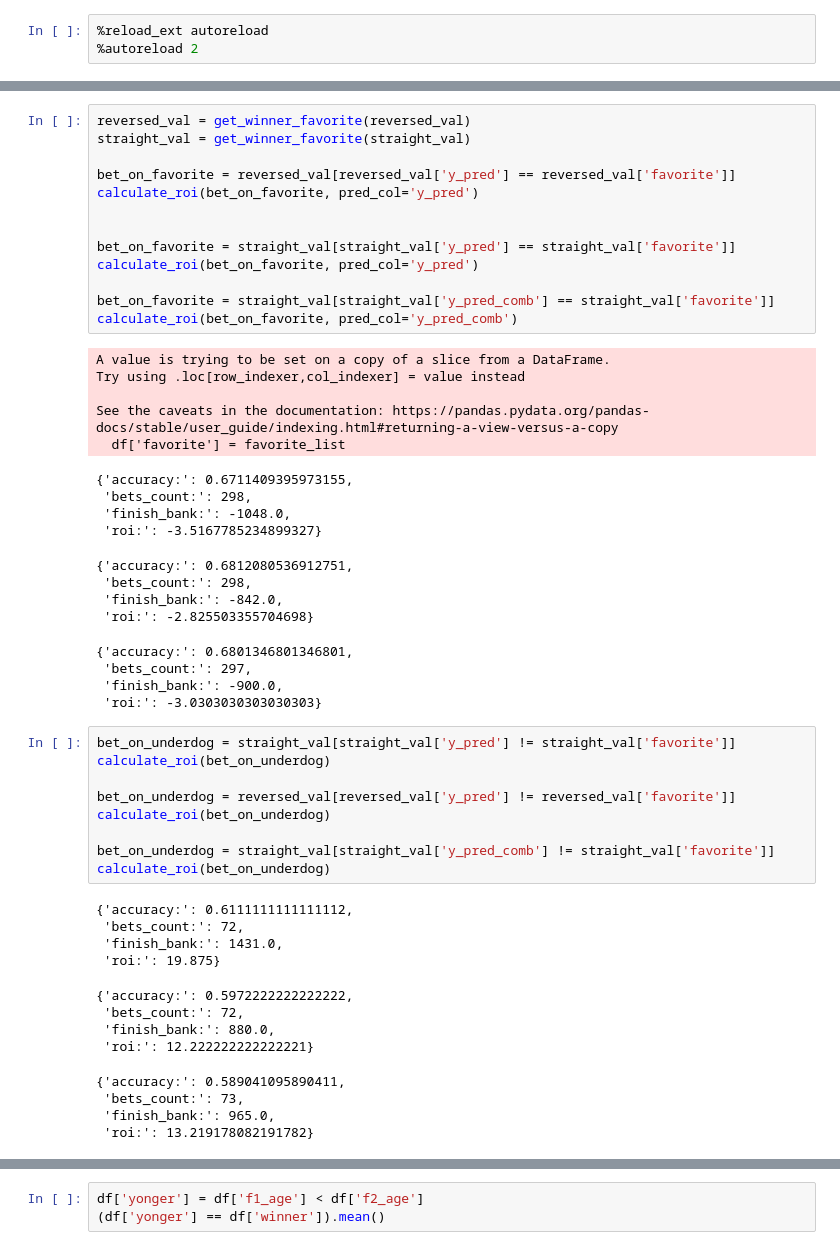
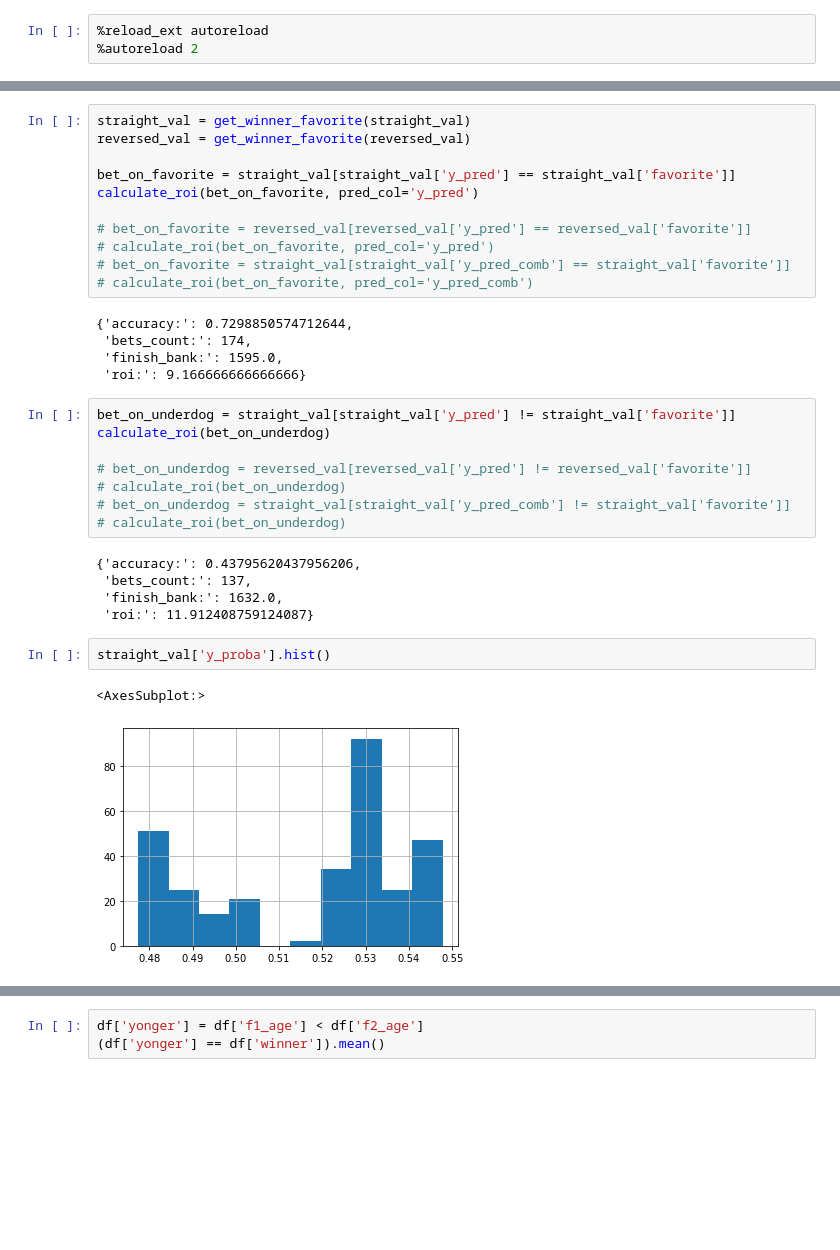
Before and after one commit to NikolayTV/UFC_3.0, a Jupyter notebook: Notebooks/Catboost_v1_0/2.Model training.ipynb, the cells around one changed output, grey strips where cells are left out. Saved outputs shown, nothing was run; the diff lists cells and outputs as text; blank space fills up the shorter version.

```diff
--- a/Notebooks/Catboost_v1_0/2.Model training.ipynb
+++ b/Notebooks/Catboost_v1_0/2.Model training.ipynb
@@ -191,53 +132,34 @@ calculate_roi(straight_val, pred_col='y_pred_comb')
 # %%
+straight_val = get_winner_favorite(straight_val)
 reversed_val = get_winner_favorite(reversed_val)
-straight_val = get_winner_favorite(straight_val)
-
-bet_on_favorite = reversed_val[reversed_val['y_pred'] == reversed_val['favorite']]
-calculate_roi(bet_on_favorite, pred_col='y_pred')
-
 
 bet_on_favorite = straight_val[straight_val['y_pred'] == straight_val['favorite']]
 calculate_roi(bet_on_favorite, pred_col='y_pred')
 
-bet_on_favorite = straight_val[straight_val['y_pred_comb'] == straight_val['favorite']]
-calculate_roi(bet_on_favorite, pred_col='y_pred_comb')
+# bet_on_favorite = reversed_val[reversed_val['y_pred'] == reversed_val['favorite']]
+# calculate_roi(bet_on_favorite, pred_col='y_pred')
+# bet_on_favorite = straight_val[straight_val['y_pred_comb'] == straight_val['favorite']]
+# calculate_roi(bet_on_favorite, pred_col='y_pred_comb')
 # %% [output]
-A value is trying to be set on a copy of a slice from a DataFrame.
-Try using .loc[row_indexer,col_indexer] = value instead
-
-See the caveats in the documentation: https://pandas.pydata.org/pandas-docs/stable/user_guide/indexing.html#returning-a-view-versus-a-copy
-  df['favorite'] = favorite_list
+{'accuracy:': 0.7298850574712644,
+ 'bets_count:': 174,
+ 'finish_bank:': 1595.0,
+ 'roi:': 9.166666666666666}
-{'accuracy:': 0.6711409395973155,
- 'bets_count:': 298,
- 'finish_bank:': -1048.0,
- 'roi:': -3.5167785234899327}
-{'accuracy:': 0.6812080536912751,
- 'bets_count:': 298,
- 'finish_bank:': -842.0,
- 'roi:': -2.825503355704698}
-{'accuracy:': 0.6801346801346801,
- 'bets_count:': 297,
- 'finish_bank:': -900.0,
- 'roi:': -3.0303030303030303}
 # %%
 bet_on_underdog = straight_val[straight_val['y_pred'] != straight_val['favorite']]
 calculate_roi(bet_on_underdog)
 
-bet_on_underdog = reversed_val[reversed_val['y_pred'] != reversed_val['favorite']]
-calculate_roi(bet_on_underdog)
-
-bet_on_underdog = straight_val[straight_val['y_pred_comb'] != straight_val['favorite']]
-calculate_roi(bet_on_underdog)
+# bet_on_underdog = reversed_val[reversed_val['y_pred'] != reversed_val['favorite']]
+# calculate_roi(bet_on_underdog)
+# bet_on_underdog = straight_val[straight_val['y_pred_comb'] != straight_val['favorite']]
+# calculate_roi(bet_on_underdog)
 # %% [output]
-{'accuracy:': 0.6111111111111112,
- 'bets_count:': 72,
- 'finish_bank:': 1431.0,
- 'roi:': 19.875}
+{'accuracy:': 0.43795620437956206,
+ 'bets_count:': 137,
+ 'finish_bank:': 1632.0,
+ 'roi:': 11.912408759124087}
-{'accuracy:': 0.5972222222222222,
- 'bets_count:': 72,
- 'finish_bank:': 880.0,
- 'roi:': 12.222222222222221}
-{'accuracy:': 0.589041095890411,
- 'bets_count:': 73,
- 'finish_bank:': 965.0,
- 'roi:': 13.219178082191782}
+# %%
+straight_val['y_proba'].hist()
+# %% [output]
+<AxesSubplot:>
+[figure, added]
```
Also changed, not shown: parts of 9 cells of this notebook, 15 other files.
